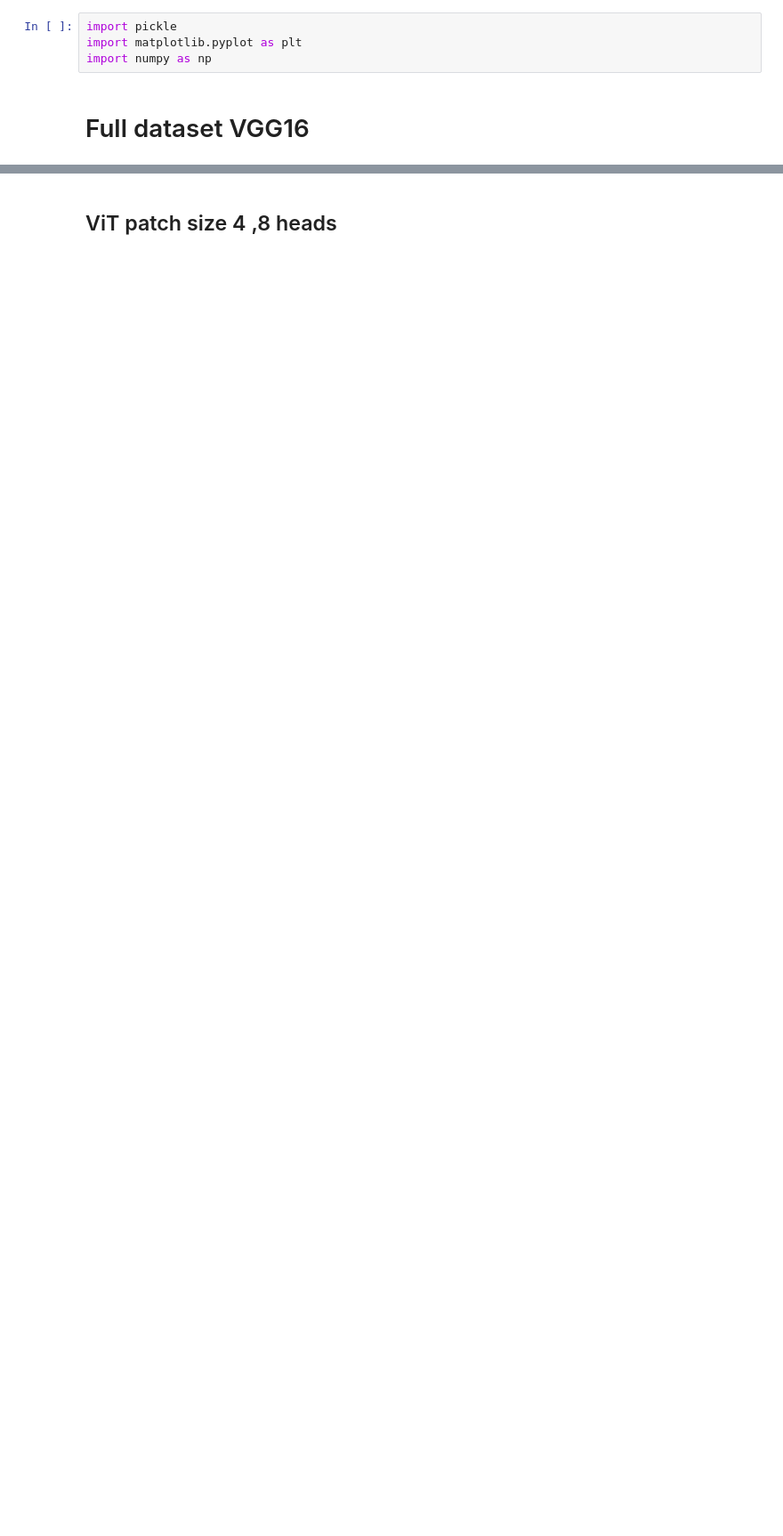
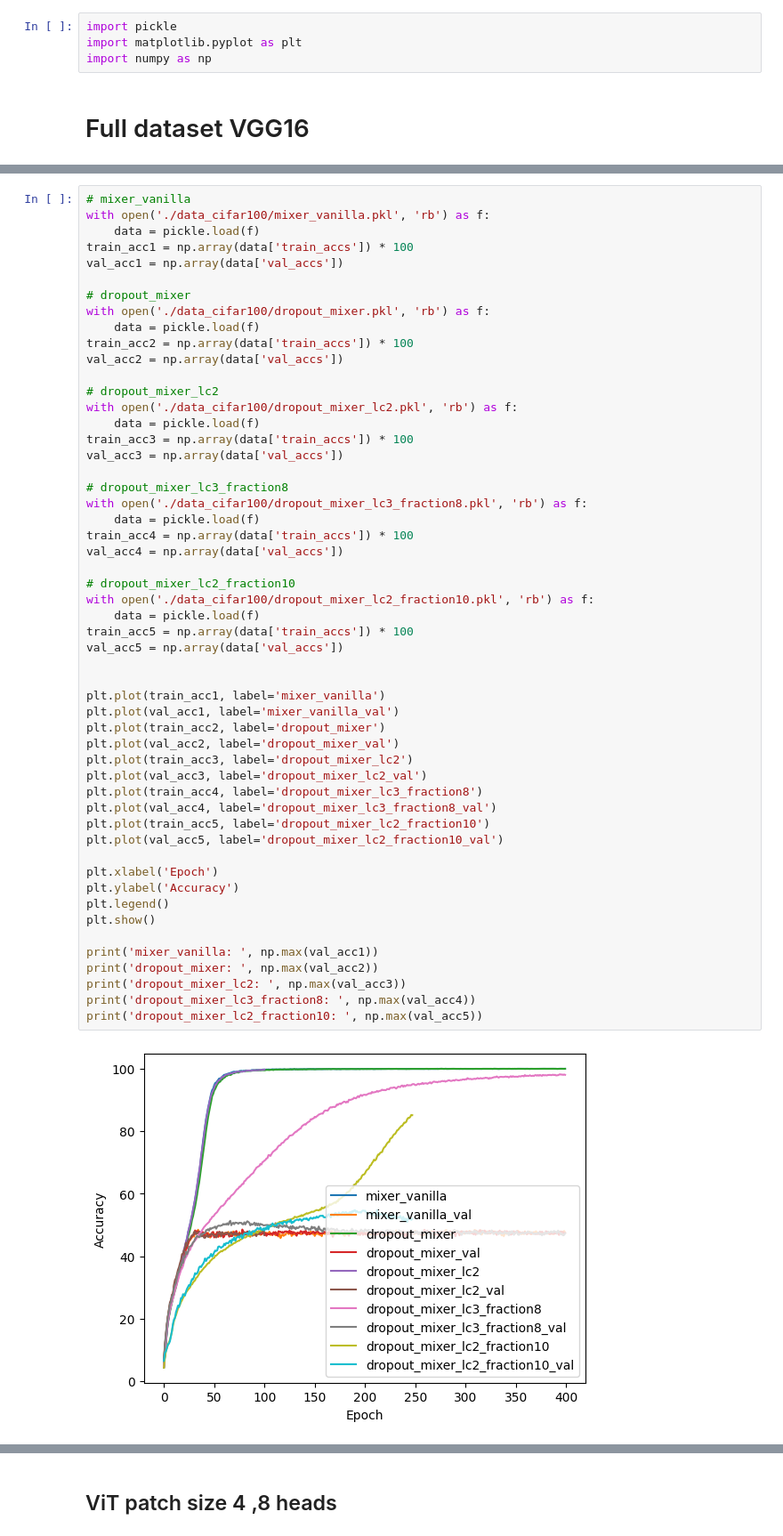
Before and after one commit to soheilzi/LayerCollapse, a Jupyter notebook: regularization_tests/plot_cifar100.ipynb, the cells around one changed output, grey strips where cells are left out. Shown at 89% size. Cells and saved outputs as stored; diff of their text form; blank space fills up the shorter version.

```diff
--- a/regularization_tests/plot_cifar100.ipynb
+++ b/regularization_tests/plot_cifar100.ipynb
@@ -6,0 +9,55 @@ import numpy as np
+# %%
+# mixer_vanilla
+with open('./data_cifar100/mixer_vanilla.pkl', 'rb') as f:
+    data = pickle.load(f)
+train_acc1 = np.array(data['train_accs']) * 100
+val_acc1 = np.array(data['val_accs'])
+
+# dropout_mixer
+with open('./data_cifar100/dropout_mixer.pkl', 'rb') as f:
+    data = pickle.load(f)
+train_acc2 = np.array(data['train_accs']) * 100
+val_acc2 = np.array(data['val_accs'])
+
+# dropout_mixer_lc2
+with open('./data_cifar100/dropout_mixer_lc2.pkl', 'rb') as f:
+    data = pickle.load(f)
+train_acc3 = np.array(data['train_accs']) * 100
+val_acc3 = np.array(data['val_accs'])
+
+# dropout_mixer_lc3_fraction8
+with open('./data_cifar100/dropout_mixer_lc3_fraction8.pkl', 'rb') as f:
+    data = pickle.load(f)
+train_acc4 = np.array(data['train_accs']) * 100
+val_acc4 = np.array(data['val_accs'])
+
+# dropout_mixer_lc2_fraction10
+with open('./data_cifar100/dropout_mixer_lc2_fraction10.pkl', 'rb') as f:
+    data = pickle.load(f)
+train_acc5 = np.array(data['train_accs']) * 100
+val_acc5 = np.array(data['val_accs'])
+
+
+plt.plot(train_acc1, label='mixer_vanilla')
+plt.plot(val_acc1, label='mixer_vanilla_val')
+plt.plot(train_acc2, label='dropout_mixer')
+plt.plot(val_acc2, label='dropout_mixer_val')
+plt.plot(train_acc3, label='dropout_mixer_lc2')
+plt.plot(val_acc3, label='dropout_mixer_lc2_val')
+plt.plot(train_acc4, label='dropout_mixer_lc3_fraction8')
+plt.plot(val_acc4, label='dropout_mixer_lc3_fraction8_val')
+plt.plot(train_acc5, label='dropout_mixer_lc2_fraction10')
+plt.plot(val_acc5, label='dropout_mixer_lc2_fraction10_val')
+
+plt.xlabel('Epoch')
+plt.ylabel('Accuracy')
+plt.legend()
+plt.show()
+
+print('mixer_vanilla: ', np.max(val_acc1))
+print('dropout_mixer: ', np.max(val_acc2))
+print('dropout_mixer_lc2: ', np.max(val_acc3))
+print('dropout_mixer_lc3_fraction8: ', np.max(val_acc4))
+print('dropout_mixer_lc2_fraction10: ', np.max(val_acc5))
+# %% [output]
+[figure, added]
```
Also changed, not shown: parts of 4 cells of this notebook, 4 other files.
